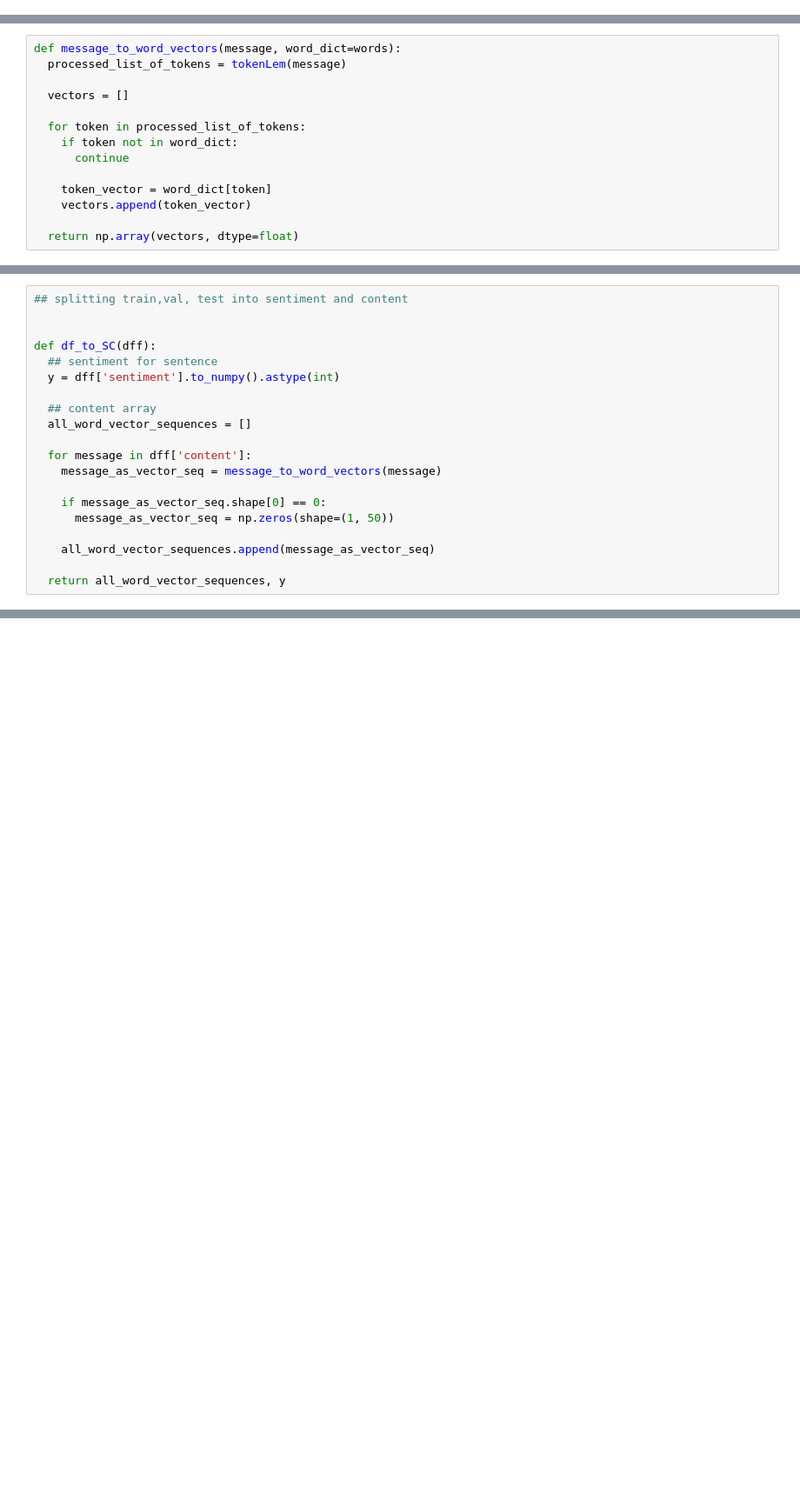
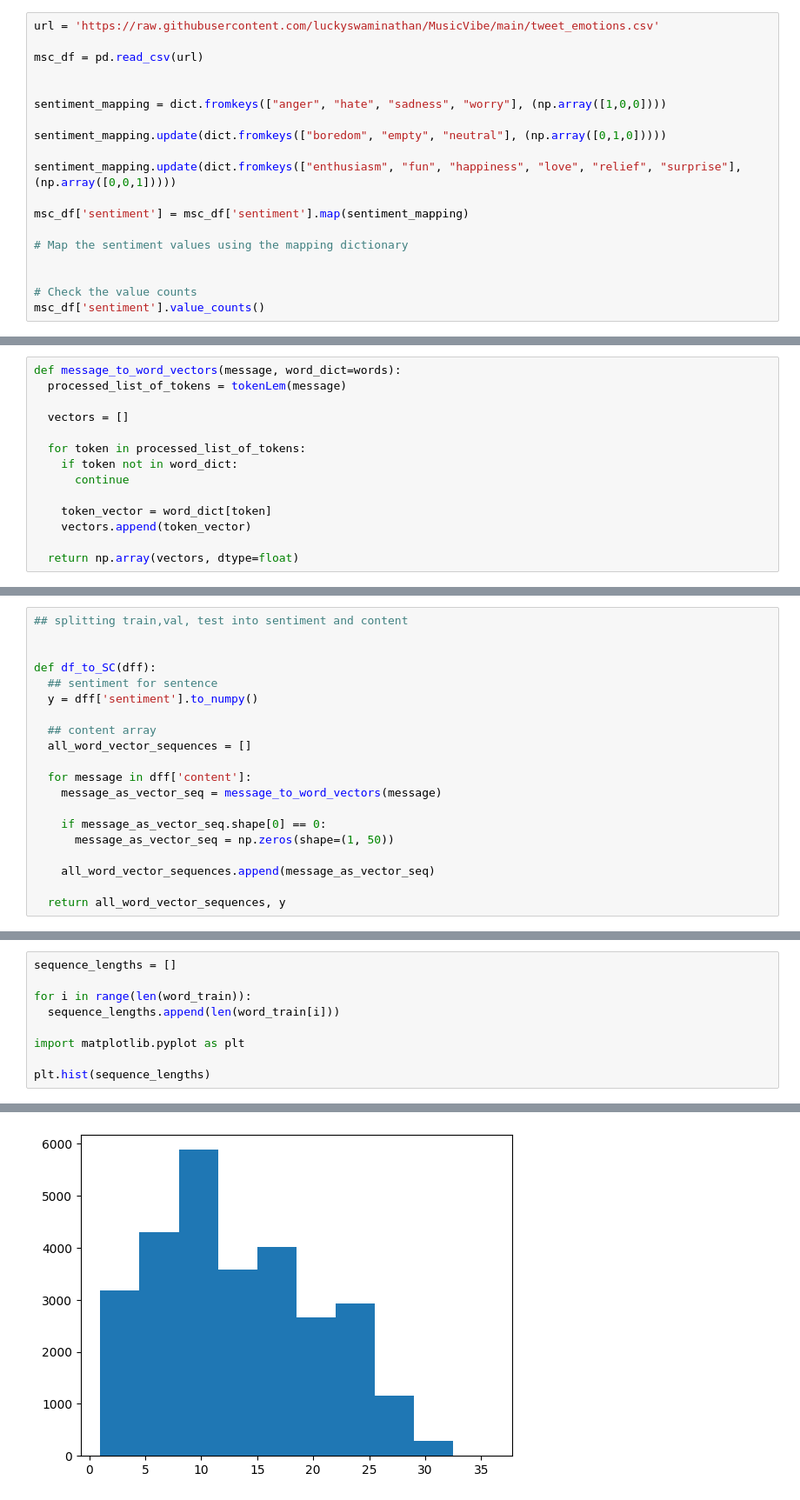
Before and after one commit to luckyswaminathan/MusicVibe, a Jupyter notebook: gloVeNLP.ipynb, the cells around one changed output, grey strips where cells are left out. Shown: that part at 87% size. Cells and saved outputs as stored; diff of their text form; blank space fills up the shorter version.

```diff
--- a/gloVeNLP.ipynb
+++ b/gloVeNLP.ipynb
@@ -40,0 +13,19 @@ Name: sentiment, dtype: int64
+# %%
+url = 'https://raw.githubusercontent.com/luckyswaminathan/MusicVibe/main/tweet_emotions.csv'
+
+msc_df = pd.read_csv(url)
+
+
+sentiment_mapping = dict.fromkeys(["anger", "hate", "sadness", "worry"], (np.array([1,0,0])))
+
+sentiment_mapping.update(dict.fromkeys(["boredom", "empty", "neutral"], (np.array([0,1,0]))))
+
+sentiment_mapping.update(dict.fromkeys(["enthusiasm", "fun", "happiness", "love", "relief", "surprise"], (np.array([0,0,1]))))
+
+msc_df['sentiment'] = msc_df['sentiment'].map(sentiment_mapping)
+
+# Map the sentiment values using the mapping dictionary
+
+
+# Check the value counts
+msc_df['sentiment'].value_counts()
@@ -128,7 +127,7 @@ len(train_df), len(val_df), len(test_df)
 
 def df_to_SC(dff):
   ## sentiment for sentence
-  y = dff['sentiment'].to_numpy().astype(int)
+  y = dff['sentiment'].to_numpy()
 
   ## content array
   all_word_vector_sequences = []
@@ -146,0 +150,10 @@ word_train, feel_train = df_to_SC(train_df)
+# %%
+sequence_lengths = []
+
+for i in range(len(word_train)):
+  sequence_lengths.append(len(word_train[i]))
+
+import matplotlib.pyplot as plt
+
+plt.hist(sequence_lengths)
+# %% [output]
@@ -147,3 +164,4 @@ word_train, feel_train = df_to_SC(train_df)
+[figure, added]
 # %%
 ## making the df into a np array
 
```
Also changed, not shown: parts of 19 cells of this notebook.
